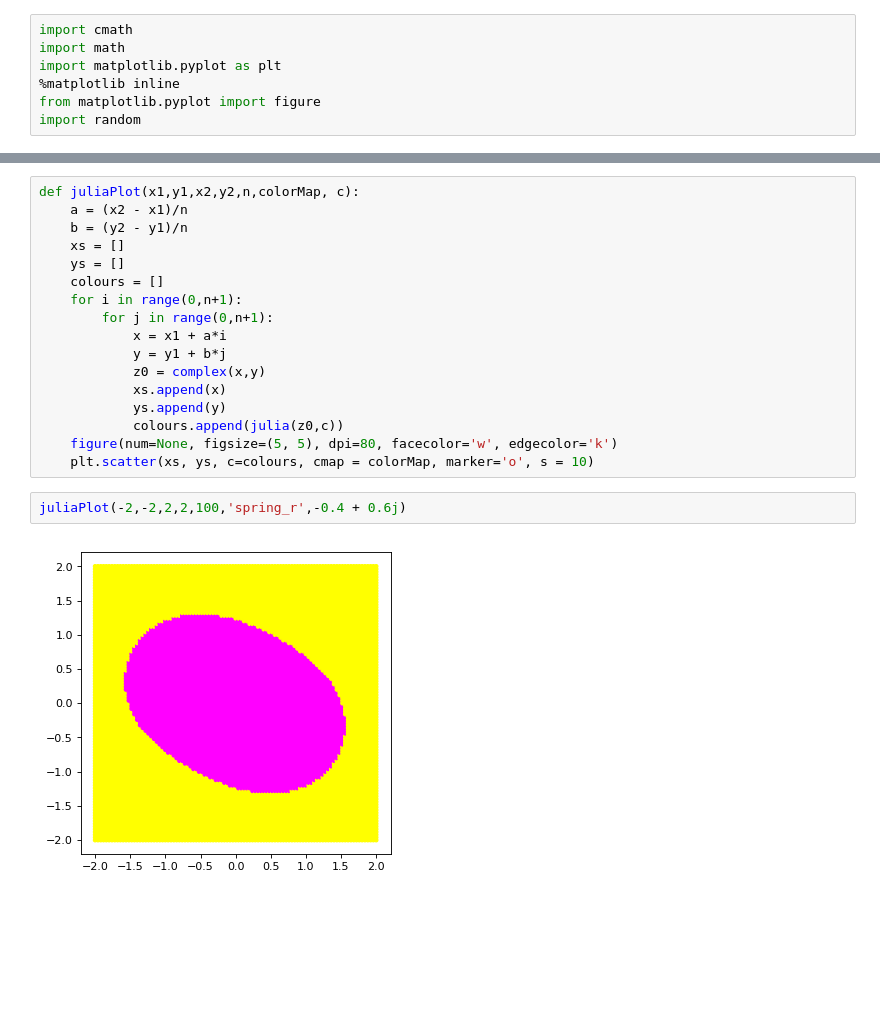
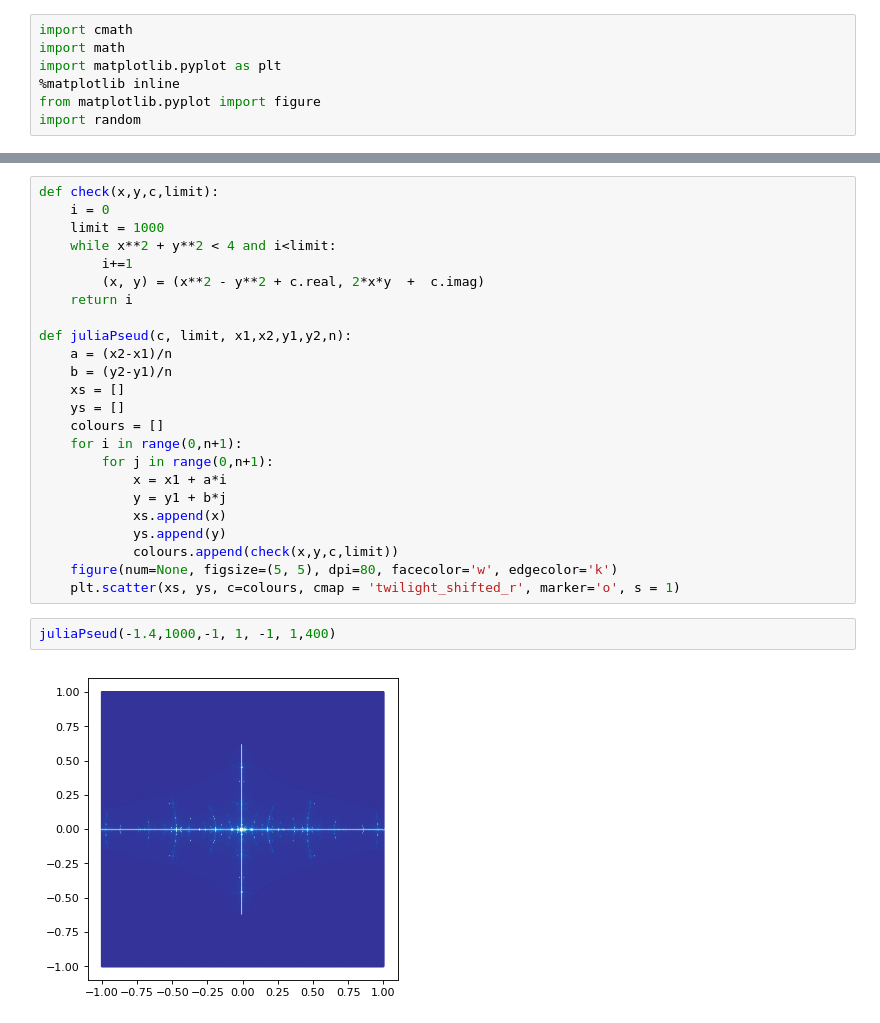
Before and after one commit to AdrenalinJunkie/fractals, a Jupyter notebook: Julia sets.ipynb, the cells around one changed output, grey strips where cells are left out. Cells and saved outputs as stored; diff of their text form; blank space fills up the shorter version.

```diff
--- a/Julia sets.ipynb
+++ b/Julia sets.ipynb
@@ -29,7 +34,15 @@ juliaIIM(0-0,100000)
 # %%
-def juliaPlot(x1,y1,x2,y2,n,colorMap, c):
-    a = (x2 - x1)/n
-    b = (y2 - y1)/n
+def check(x,y,c,limit):
+    i = 0
+    limit = 1000
+    while x**2 + y**2 < 4 and i<limit:
+        i+=1
+        (x, y) = (x**2 - y**2 + c.real, 2*x*y  +  c.imag)
+    return i
+
+def juliaPseud(c, limit, x1,x2,y1,y2,n):
+    a = (x2-x1)/n
+    b = (y2-y1)/n
     xs = []
     ys = []
     colours = []
@@ -37,13 +50,12 @@ def juliaPlot(x1,y1,x2,y2,n,colorMap, c):
         for j in range(0,n+1):
             x = x1 + a*i
             y = y1 + b*j
-            z0 = complex(x,y)
             xs.append(x)
             ys.append(y)
-            colours.append(julia(z0,c))
+            colours.append(check(x,y,c,limit))
     figure(num=None, figsize=(5, 5), dpi=80, facecolor='w', edgecolor='k')
-    plt.scatter(xs, ys, c=colours, cmap = colorMap, marker='o', s = 10)
+    plt.scatter(xs, ys, c=colours, cmap = 'twilight_shifted_r', marker='o', s = 1)
-# %%
-juliaPlot(-2,-2,2,2,100,'spring_r',-0.4 + 0.6j)
-# %% [output]
-[figure, removed]
+# %%
+juliaPseud(-1.4,1000,-1, 1, -1, 1,400)
+# %% [output]
+[figure, added]
```
Also changed, not shown: parts of 4 cells of this notebook.
